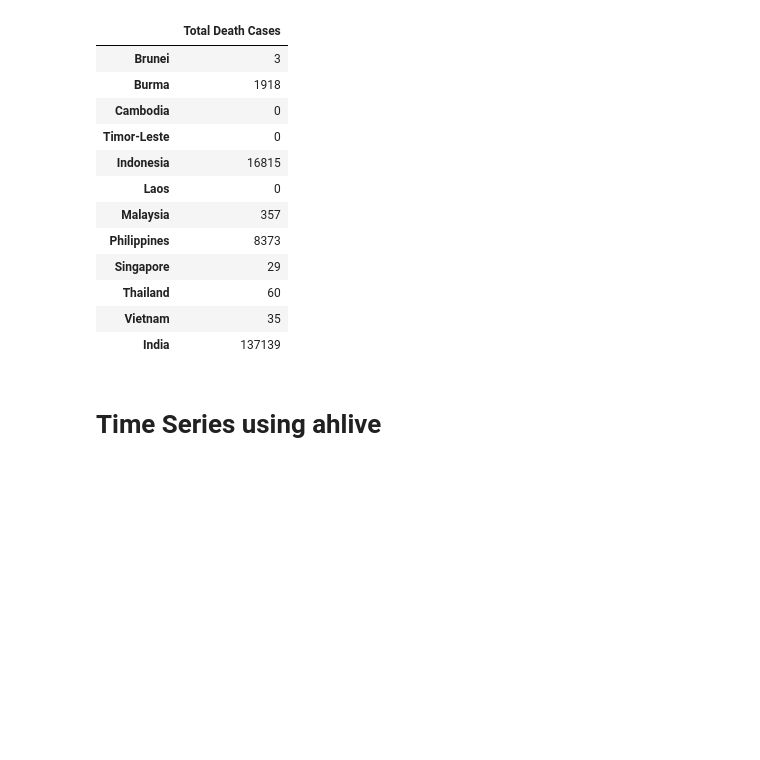
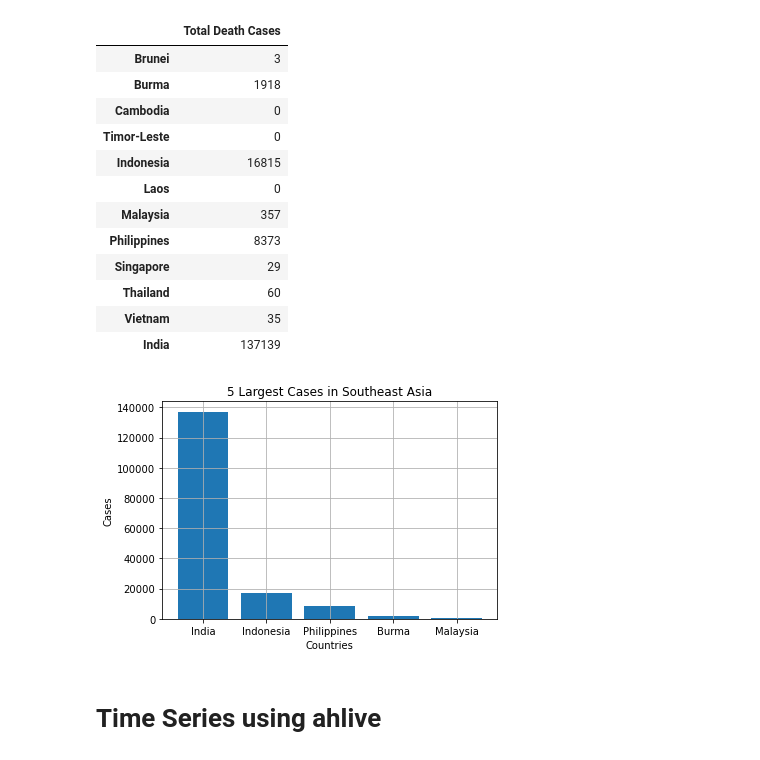
Before and after one commit to kristantotanuwidjaja/covid-19_data_analysis, a Jupyter notebook: Data Analysis COVID-19/COVID-19 Cases.ipynb, the cells around one changed output. Cells and saved outputs as stored; diff of their text form; code cells hidden in the pictures; blank space fills up the shorter version.

```diff
--- a/Data Analysis COVID-19/COVID-19 Cases.ipynb
+++ b/Data Analysis COVID-19/COVID-19 Cases.ipynb
@@ -773,6 +760,26 @@ total_death_se_asia
 | Thailand | 60 |
 | Vietnam | 35 |
 | India | 137139 |
+# %%
+total_in_death=se_asia_death['India'].sum()
+total_id_death=se_asia_death['Indonesia'].sum()
+total_ph_death=se_asia_death['Philippines'].sum()
+total_bu_death=se_asia_death['Burma'].sum()
+total_my_death=se_asia_death['Malaysia'].sum()
+
+exp_vals = [total_in_death, total_id_death, total_ph_death, total_bu_death, total_my_death]
+exp_labels = ["India", "Indonesia", "Philippines", "Burma", "Malaysia"]
+
+plt.bar(exp_labels, exp_vals)
+plt.grid()
+
+plt.xlabel('Countries')
+plt.ylabel('Cases')
+plt.title('5 Largest Cases in Southeast Asia')
+
+plt.show()
+# %% [output]
+[figure, added]
 # %% [markdown]
 # Time Series using ahlive
 # %% [markdown]
```
Also changed, not shown: parts of 7 cells of this notebook.
